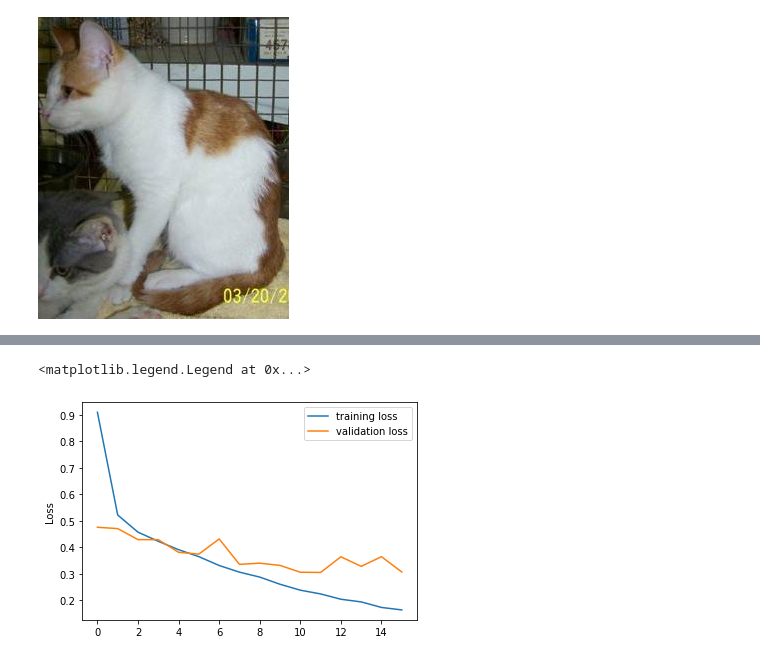
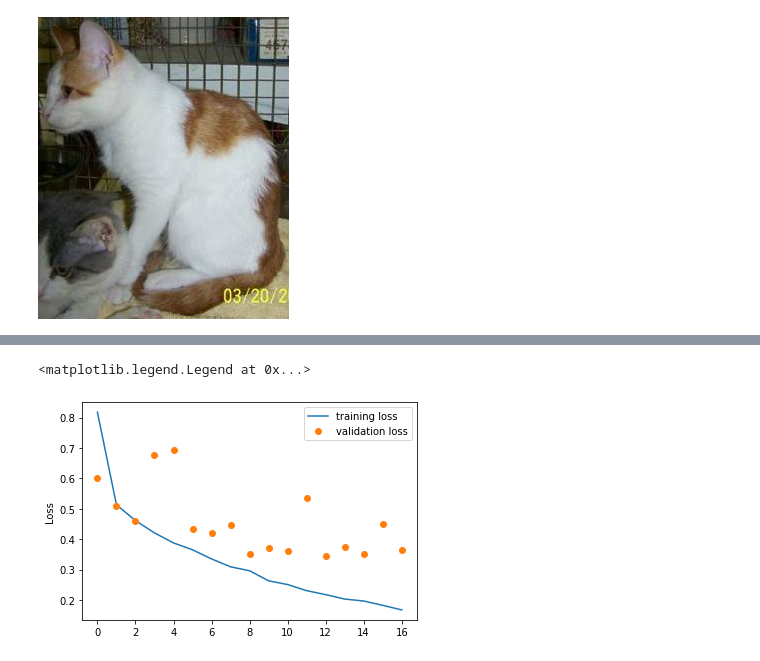
Before and after one commit to Mik3KL0/ML_Python_Proj, a Jupyter notebook: 46341.ipynb, the cells around one changed output, grey strips where cells are left out. Drawn from its saved outputs; the diff is of its cells as text; code cells hidden in the pictures.

```diff
--- a/46341.ipynb
+++ b/46341.ipynb
@@ -54,7 +56,7 @@ def show_rgb_layers(image, subplots_args=dict()):
 # %%
 from imports_for_ML import load_images
 
-x, y = load_images(img_dir, n_images=15000, resize=(100, 100))
+x, y = load_images(img_dir, n_images=20000, resize=(100, 100))
 # %% [output]
 **************************************************
 **************************************************
@@ -100,19 +107,19 @@ model = Sequential([
 Conv2D(32,(3,3), activation = 'relu', kernel_initializer='he_uniform'),
 MaxPooling2D((3,3)),
 BatchNormalization(),
-Dropout(0.1),
+Dropout(0.25),
 #next convolution layer, then max pooling
 Conv2D(64,(3,3), activation = 'relu', kernel_initializer='he_uniform'),
 MaxPooling2D((2,2)),
 BatchNormalization(),
-Dropout(0.2),
+Dropout(0.25),
 #last convolution layer, then maxpooling
 Conv2D(128, (3,3), activation = 'relu', kernel_initializer='he_uniform'),
 MaxPooling2D((2,2)),
 BatchNormalization(),
-Dropout(0.3),
+Dropout(0.25),
 
-#flattening and adding 64 ordinary neurons
+#flattening and adding 128 ordinary neurons
 Flatten(),
 Dense(128, activation = 'relu'),
 Dropout(0.5),
@@ -174,11 +184,11 @@ plt.legend()
 # %%
 plt.plot(history.history['loss'], label = 'training loss')
-plt.plot(history.history['val_loss'], label = 'validation loss')
+plt.plot(history.history['val_loss'], 'o', label = 'validation loss')
 plt.ylabel('Loss')
 plt.legend()
 # %% [output]
 <matplotlib.legend.Legend at 0x...>
-[figure, old version]
+[figure, new version]
 # %%
 train_corr = model.fit(x_train, y_train)
 
```
Also changed, not shown: parts of 22 cells of this notebook, 1 other file.
